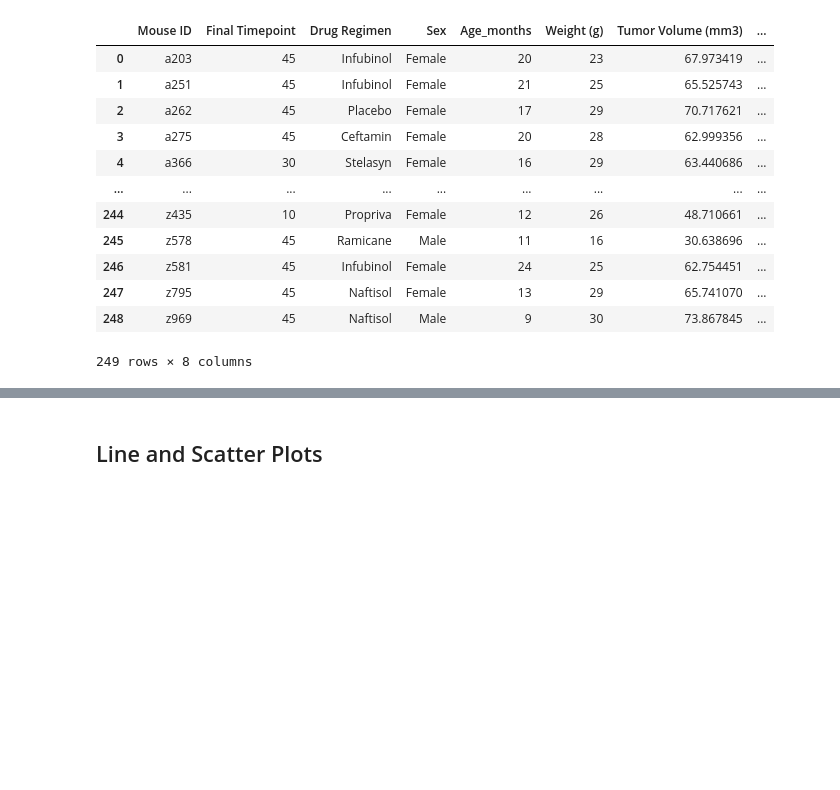
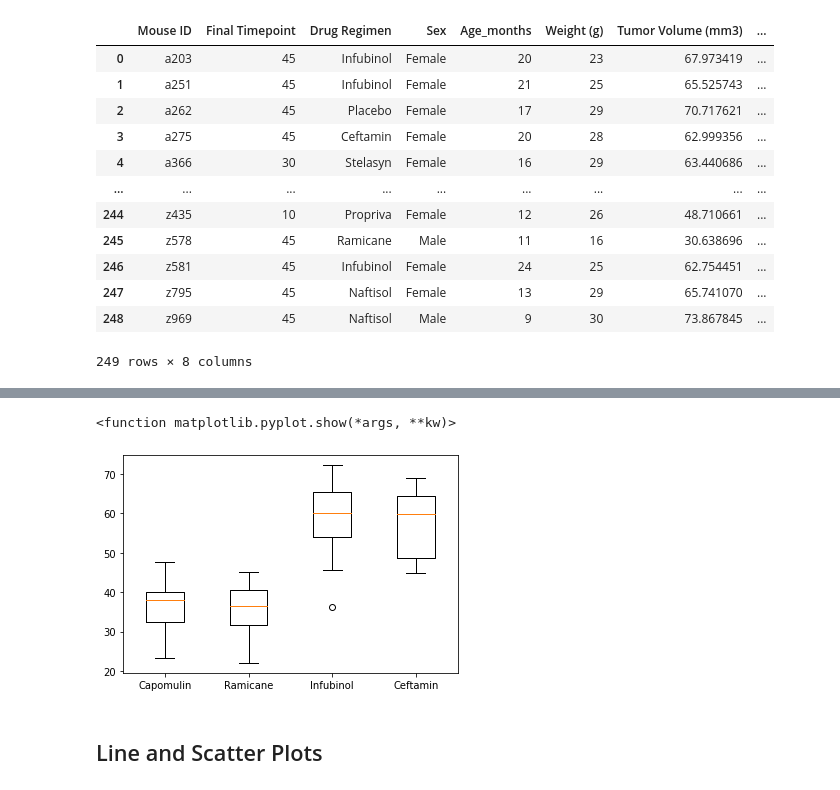
Before and after one commit to chanrce/Matplotlib-challenge, a Jupyter notebook: Instructions/Pymaceuticals/pymaceuticals_starter.ipynb, the cells around one changed output, grey strips where cells are left out. Cells and saved outputs as stored; diff of their text form; code cells hidden in the pictures; blank space fills up the shorter version.

Commit message:
Finished boxplots

```diff
--- a/Instructions/Pymaceuticals/pymaceuticals_starter.ipynb
+++ b/Instructions/Pymaceuticals/pymaceuticals_starter.ipynb
@@ -288,4 +275,4 @@ merged.rename(columns={"Timepoint":"Final Timepoint"})
 druglist = ["Capomulin", "Ramicane", "Infubinol", "Ceftamin"]
 # %%
 #Create empty list to fill with tumor volume data (for plotting)
-tumorvoldata=[]
+tumorvollist=[]
@@ -298,0 +279,16 @@ SyntaxError: invalid syntax (<ipython-input-32-5a54e498aa0f>, line 3)
+# %%
+#For loop
+
+for drugname in druglist:
+    tumorvoldata=merged.loc[merged["Drug Regimen"]==drugname]["Tumor Volume (mm3)"]
+    tumorvollist.append(tumorvoldata)
+    quartiles = tumorvoldata.quantile([.25,.5,.75])
+    lowerq = quartiles[0.25]
+    upperq = quartiles[0.75]
+    iqr = upperq-lowerq
+    lower_bound = lowerq - (1.5*iqr)
+    upper_bound = upperq + (1.5*iqr)
+
+
+    outlier=tumorvoldata.loc[(tumorvoldata<lower_bound) | (tumorvoldata>upper_bound)]
+    print(drugname, outlier)
@@ -299,3 +321,9 @@ SyntaxError: invalid syntax (<ipython-input-32-5a54e498aa0f>, line 3)
+# %%
+plt.boxplot(tumorvollist, labels = druglist)
+plt.show
+# %% [output]
+<function matplotlib.pyplot.show(*args, **kw)>
+[figure, added]
 # %%
 # Generate a box plot of the final tumor volume of each mouse across four regimens of interest
 # There should be a single chart with four box plots inside it.
```
Also changed, not shown: parts of 8 cells of this notebook.
